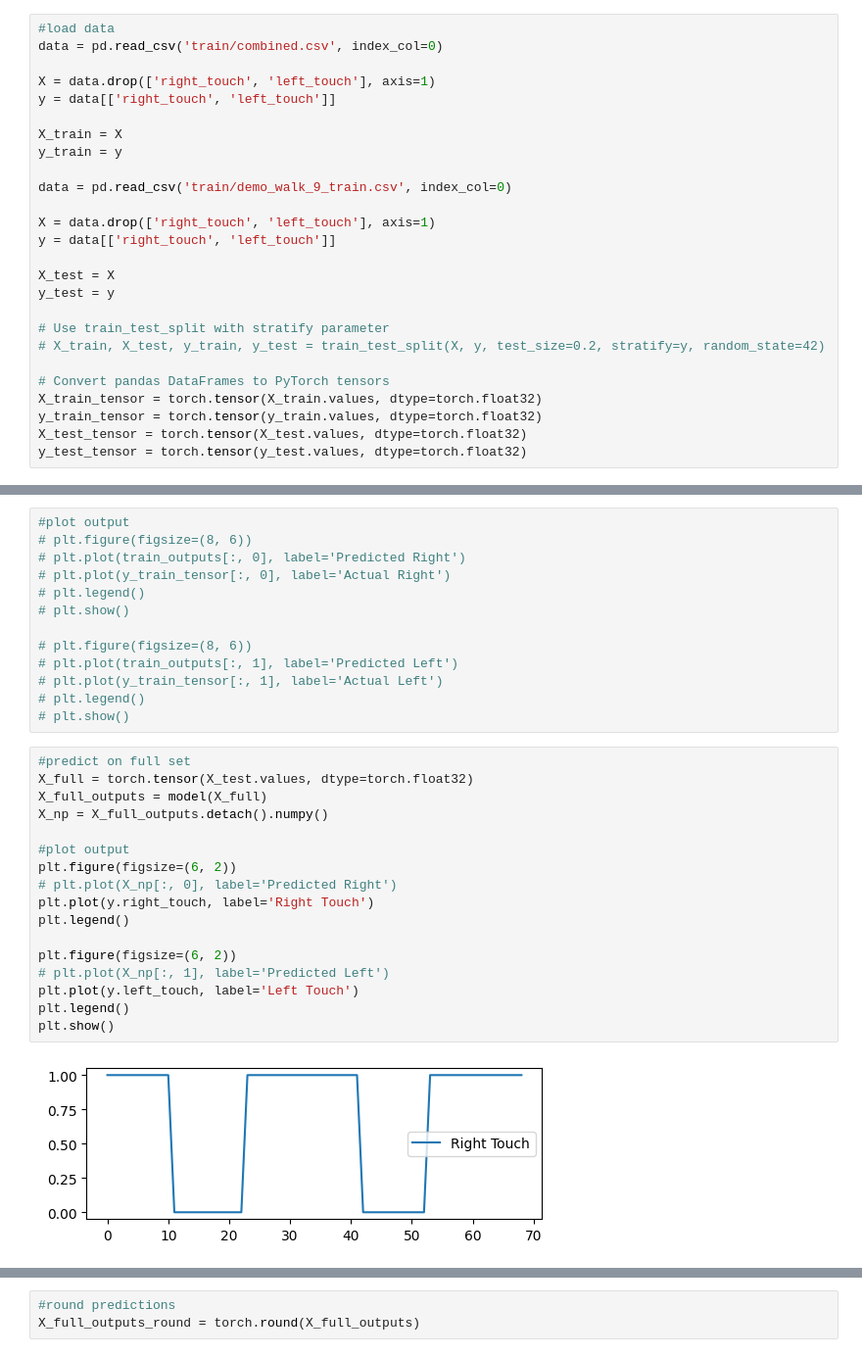
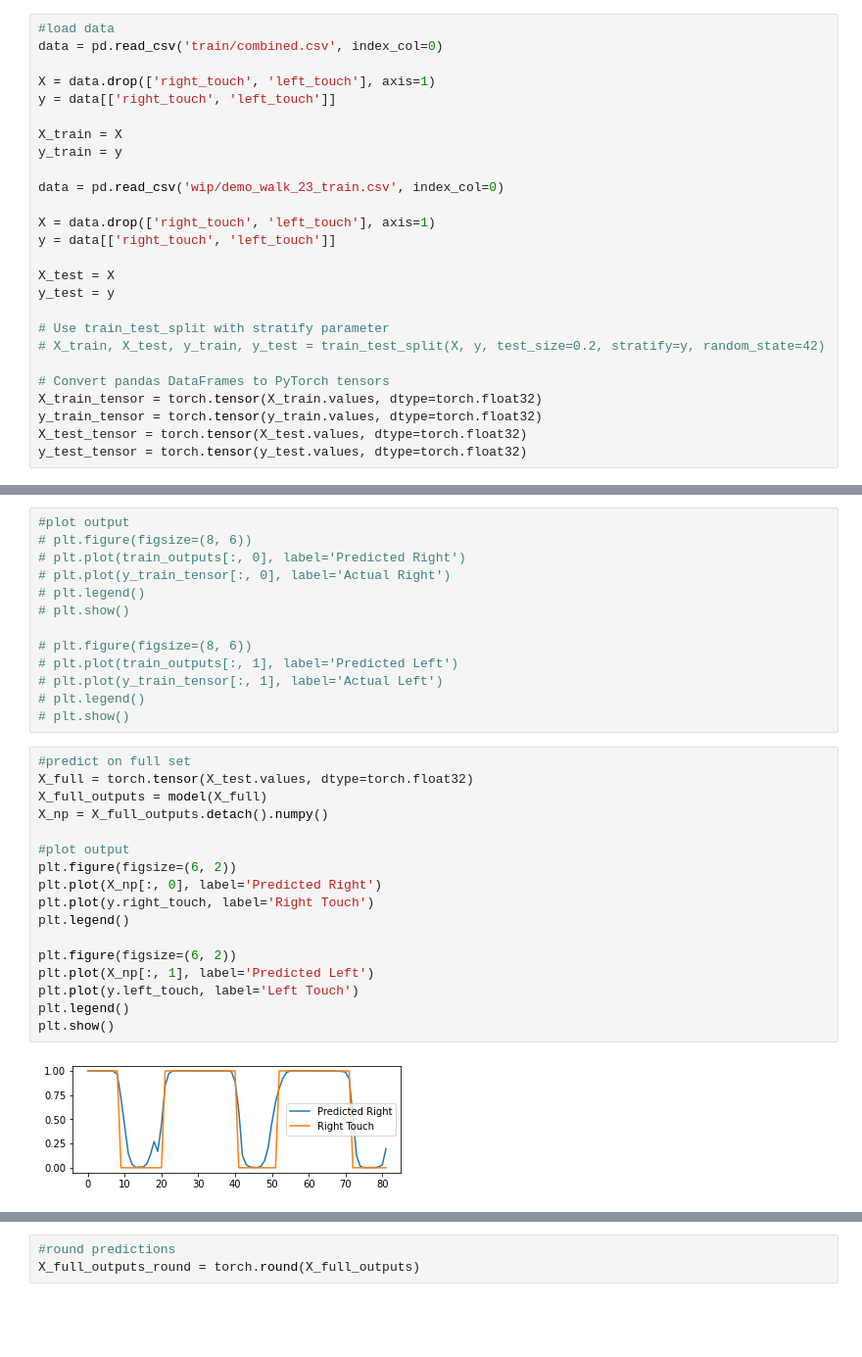
Before and after one commit to LucasEmcken/DLGaitAssessment, a Jupyter notebook: nn.ipynb, the cells around one changed output, grey strips where cells are left out. Shown at 98% size. Drawn from its saved outputs; the diff is of its cells as text; blank space fills up the shorter version.

Commit message:
Train data

```diff
--- a/nn.ipynb
+++ b/nn.ipynb
@@ -18,7 +18,7 @@ y = data[['right_touch', 'left_touch']]
 X_train = X
 y_train = y
 
-data = pd.read_csv('train/demo_walk_9_train.csv', index_col=0)
+data = pd.read_csv('wip/demo_walk_23_train.csv', index_col=0)
 
 X = data.drop(['right_touch', 'left_touch'], axis=1)
 y = data[['right_touch', 'left_touch']]
@@ -127,19 +127,19 @@ Train Loss: 0.1452
 # %%
 #predict on full set
 X_full = torch.tensor(X_test.values, dtype=torch.float32)
 X_full_outputs = model(X_full)
 X_np = X_full_outputs.detach().numpy()
 
 #plot output
 plt.figure(figsize=(6, 2))
-# plt.plot(X_np[:, 0], label='Predicted Right')
+plt.plot(X_np[:, 0], label='Predicted Right')
 plt.plot(y.right_touch, label='Right Touch')
 plt.legend()
 
 plt.figure(figsize=(6, 2))
-# plt.plot(X_np[:, 1], label='Predicted Left')
+plt.plot(X_np[:, 1], label='Predicted Left')
 plt.plot(y.left_touch, label='Left Touch')
 plt.legend()
 plt.show()
 # %% [output]
-[figure, old version]
+[figure, new version]
```
Also changed, not shown: parts of 12 cells of this notebook, 6 other files.
